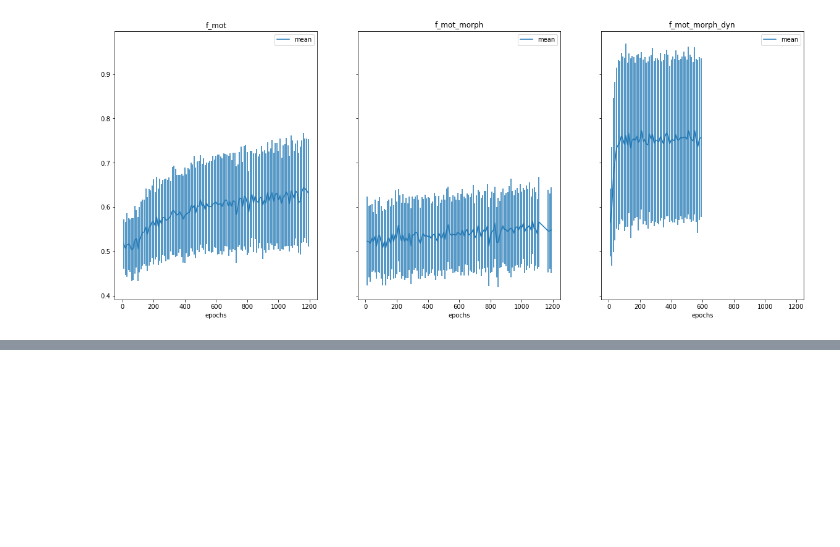
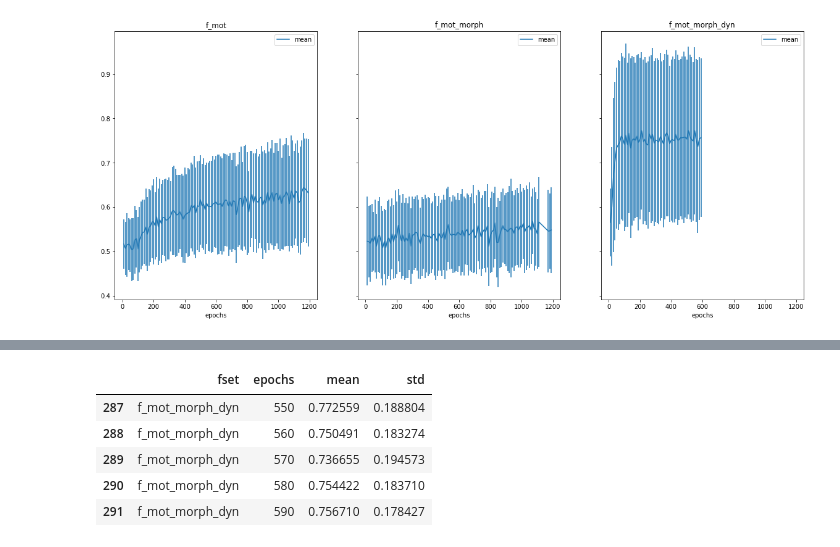
Before and after one commit to redchuk/n_track_ML, a Jupyter notebook: notebooks/plot_epoch_loop_outputs.ipynb, the cells around one changed output, grey strips where cells are left out. Saved outputs shown, nothing was run; the diff lists cells and outputs as text; code cells hidden in the pictures; blank space fills up the shorter version.

```diff
--- a/notebooks/plot_epoch_loop_outputs.ipynb
+++ b/notebooks/plot_epoch_loop_outputs.ipynb
@@ -67,0 +77,9 @@ Matplotlib created a temporary config/cache directory at /tmp/matplotlib-ydoz6u8
+# %%
+grp[grp['fset']=='f_mot_morph_dyn'].tail()
+# %% [output]
+|  | fset | epochs | mean | std |
+| 287 | f_mot_morph_dyn | 550 | 0.772559 | 0.188804 |
+| 288 | f_mot_morph_dyn | 560 | 0.750491 | 0.183274 |
+| 289 | f_mot_morph_dyn | 570 | 0.736655 | 0.194573 |
+| 290 | f_mot_morph_dyn | 580 | 0.754422 | 0.183710 |
+| 291 | f_mot_morph_dyn | 590 | 0.756710 | 0.178427 |
```
Also changed, not shown: parts of 1 cell of this notebook, 1 other file.
